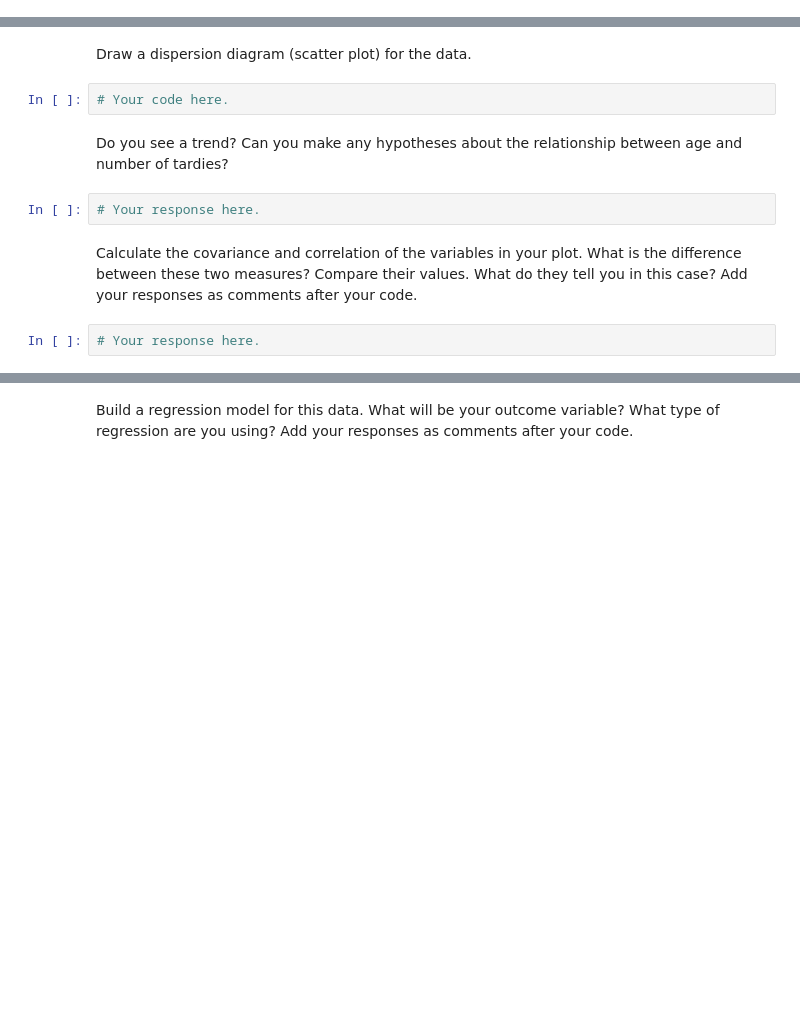
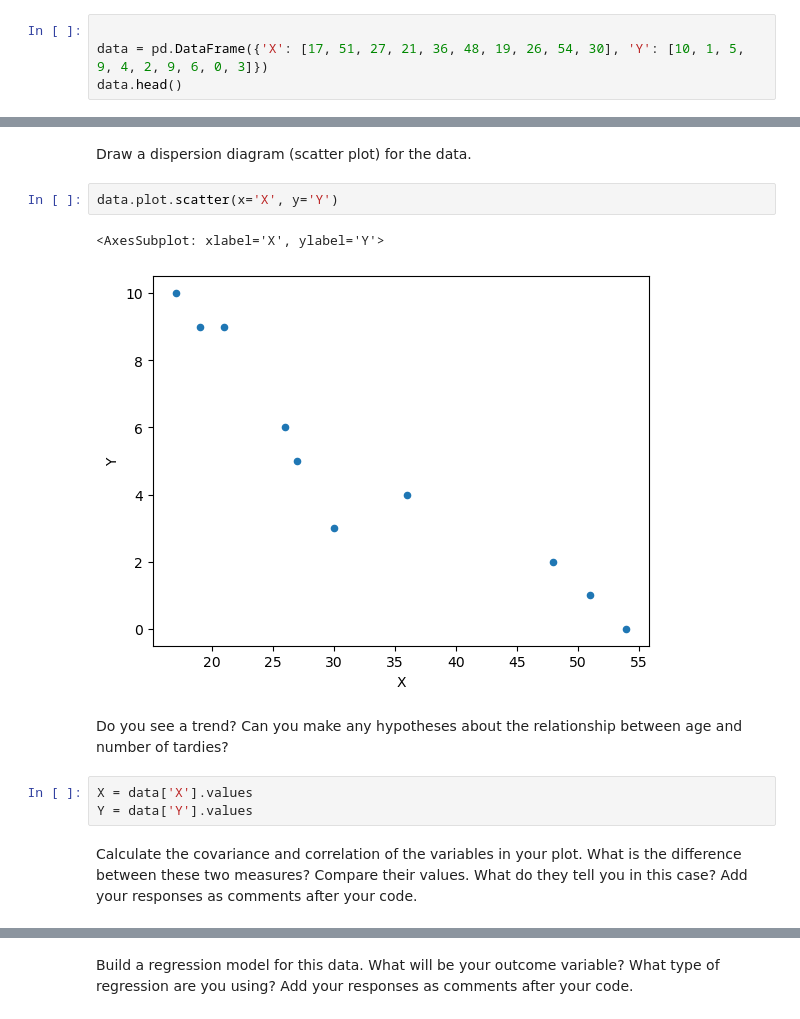
Before and after one commit to Ironhack-Data-Madrid-Enero-2023/7.3-lab_regression_analysis, a Jupyter notebook: your-code.ipynb, the cells around one changed output, grey strips where cells are left out. Cells and saved outputs as stored; diff of their text form; blank space fills up the shorter version.

```diff
--- a/your-code.ipynb
+++ b/your-code.ipynb
@@ -32,0 +35,4 @@ import pandas as pd
+# %%
+
+data = pd.DataFrame({'X': [17, 51, 27, 21, 36, 48, 19, 26, 54, 30], 'Y': [10, 1, 5, 9, 4, 2, 9, 6, 0, 3]})
+data.head()
@@ -33,12 +46,14 @@ import pandas as pd
 # %% [markdown]
 Draw a dispersion diagram (scatter plot) for the data.
-# %%
-# Your code here.
+# %%
+data.plot.scatter(x='X', y='Y')
+# %% [output]
+<AxesSubplot: xlabel='X', ylabel='Y'>
+[figure, added]
 # %% [markdown]
 Do you see a trend? Can you make any hypotheses about the relationship between age and number of tardies?
-# %%
-# Your response here.
+# %%
+X = data['X'].values
+Y = data['Y'].values
 # %% [markdown]
 Calculate the covariance and correlation of the variables in your plot. What is the difference between these two measures? Compare their values. What do they tell you in this case? Add your responses as comments after your code.
-# %%
-# Your response here.
```
Also changed, not shown: parts of 32 cells of this notebook.
